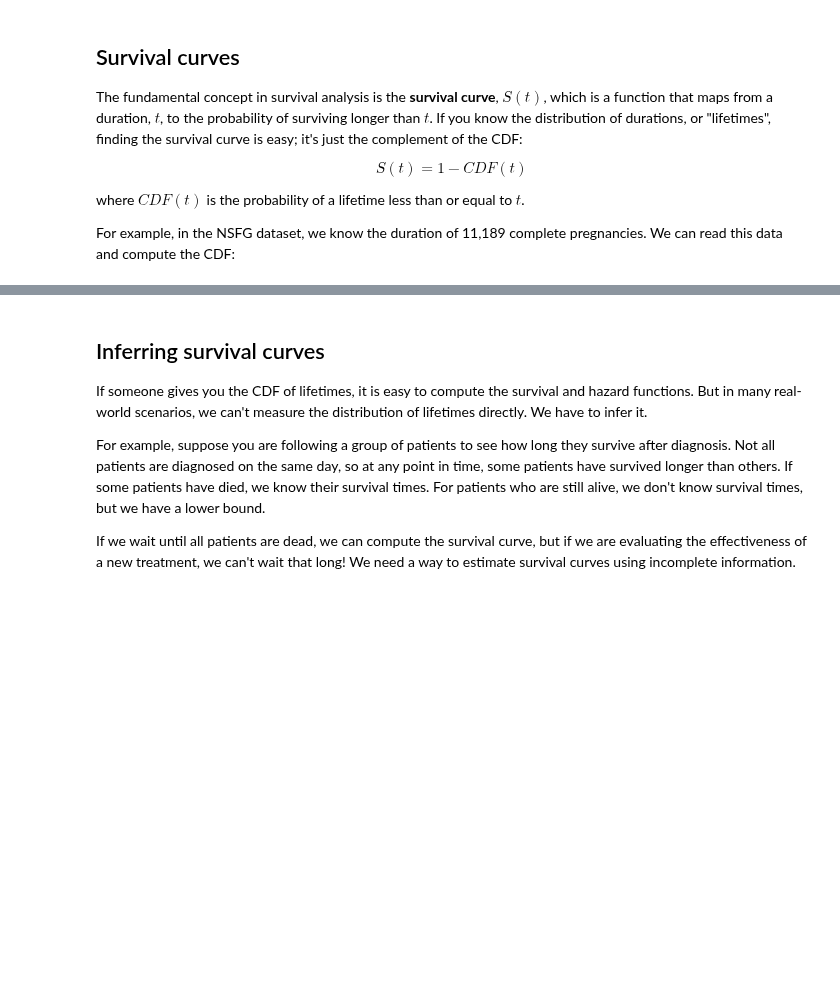
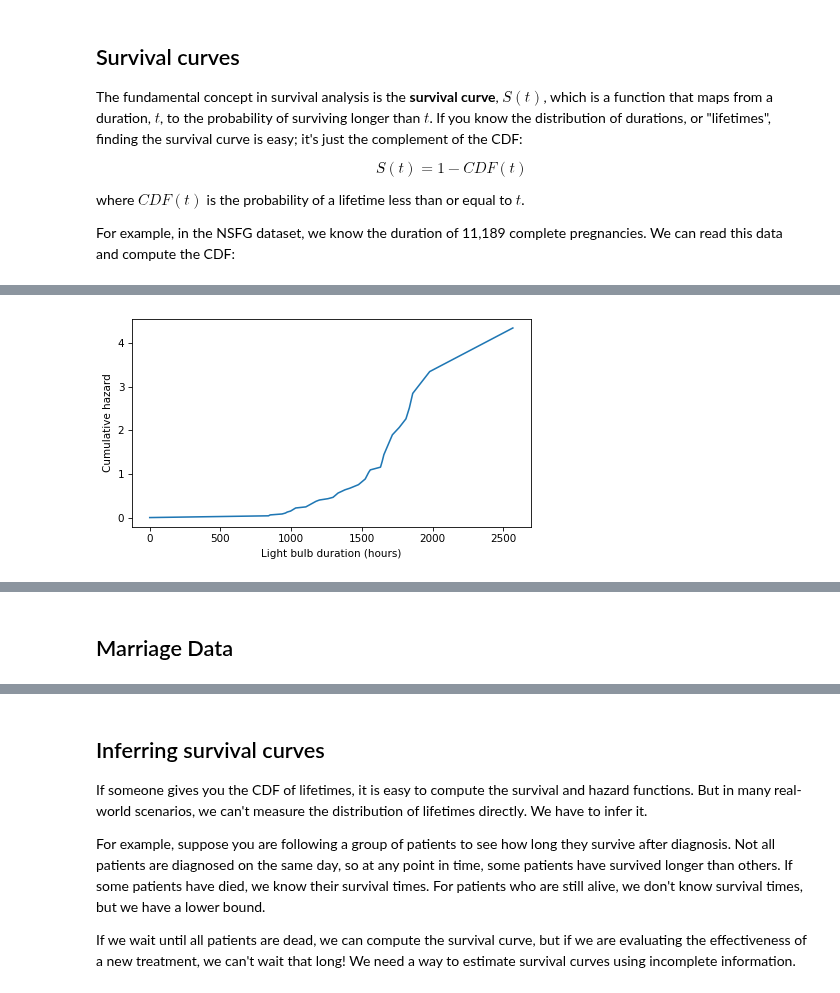
Before and after one commit to AllenDowney/ThinkStats, a Jupyter notebook: soln/chap13.ipynb, the cells around one changed output, grey strips where cells are left out. Drawn from its saved outputs; the diff is of its cells as text; code cells hidden in the pictures; blank space fills up the shorter version.

```diff
--- a/soln/chap13.ipynb
+++ b/soln/chap13.ipynb
@@ -172,0 +133,7 @@ The hazard function is useful in its own right, but it is also an important tool
+# %%
+cumulative_hazard = hazard_bulblife.cumsum()
+cumulative_hazard.plot()
+
+decorate(xlabel="Light bulb duration (hours)", ylabel="Cumulative hazard")
+# %% [output]
+[figure, added]
@@ -172,0 +141,2 @@ The hazard function is useful in its own right, but it is also an important tool
+# %% [markdown]
+## Marriage Data
```
Also changed, not shown: parts of 154 cells of this notebook, 1 other file.
